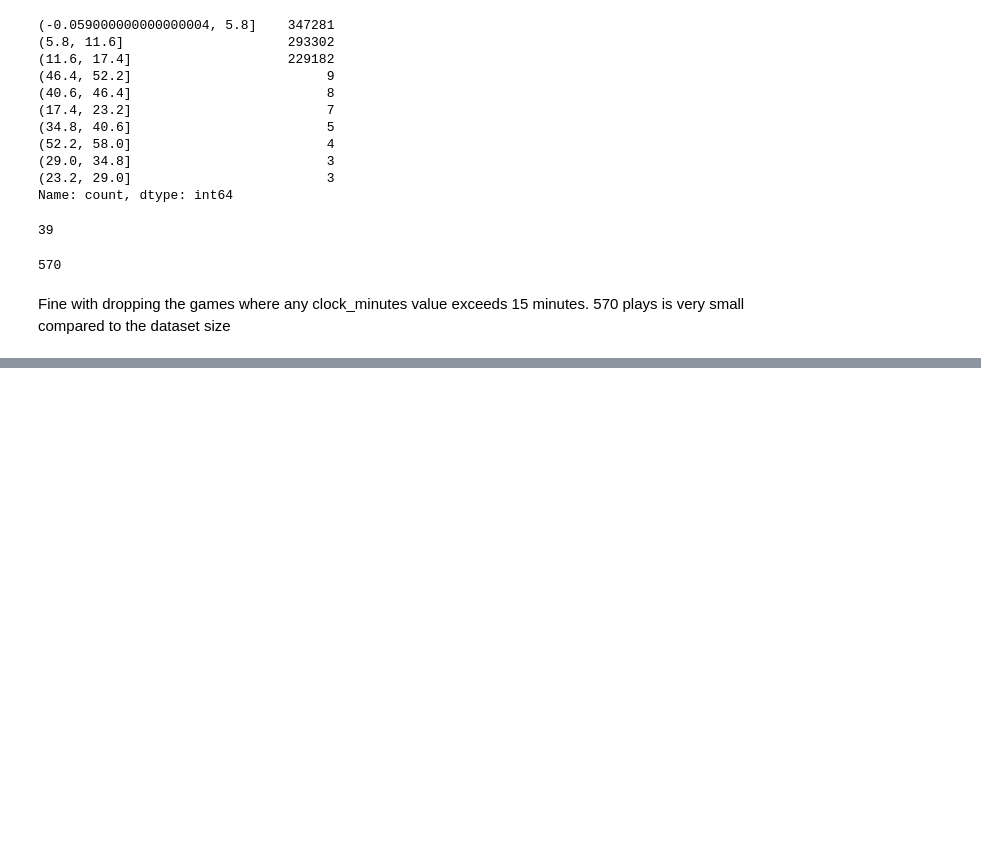
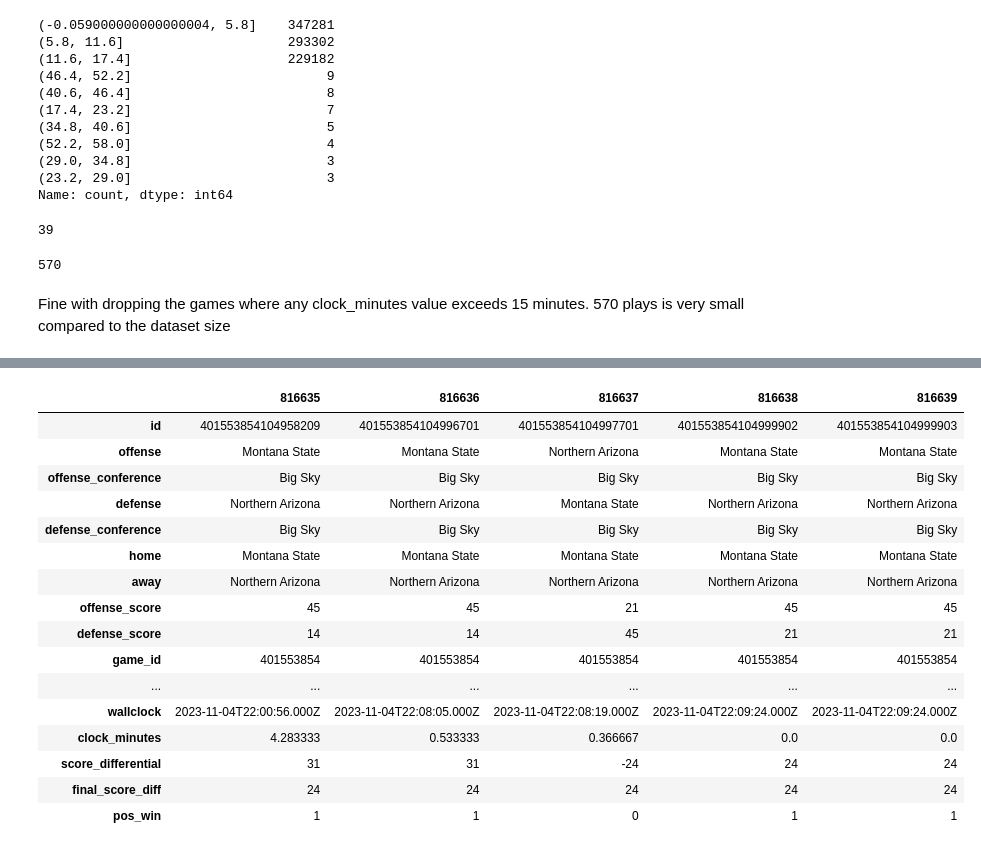
Before and after one commit to ejones77/cfb_win_probability, a Jupyter notebook: probability_modeling.ipynb, the cells around one changed output, grey strips where cells are left out. Drawn from its saved outputs; the diff is of its cells as text; code cells hidden in the pictures; blank space fills up the shorter version.

```diff
--- a/probability_modeling.ipynb
+++ b/probability_modeling.ipynb
@@ -102,0 +116,35 @@ df = df[~df['game_id'].isin(df[df['clock_minutes'] > 15]['game_id'])]
+# %%
+df['score_differential'] = df['offense_score'] - df['defense_score']
+
+df = df.sort_values(['game_id', 'drive_number', 'play_number'])
+df['final_score_diff'] = df.groupby('game_id')['score_differential'].transform('last')
+
+
+df['pos_win'] = (
+    (df['offense'] == df['home']) &
+    (df['final_score_diff'] > 0)) | (
+    (df['offense'] == df['away']) &
+    (df['final_score_diff'] < 0)
+    )
+
+df['pos_win'] = df['pos_win'].astype(int)
+
+df.tail().T
+# %% [output]
+|  | 816635 | 816636 | 816637 | 816638 | 816639 |
+| id | 401553854104958209 | 401553854104996701 | 401553854104997701 | 401553854104999902 | 401553854104999903 |
+| offense | Montana State | Montana State | Northern Arizona | Montana State | Montana State |
+| offense_conference | Big Sky | Big Sky | Big Sky | Big Sky | Big Sky |
+| defense | Northern Arizona | Northern Arizona | Montana State | Northern Arizona | Northern Arizona |
+| defense_conference | Big Sky | Big Sky | Big Sky | Big Sky | Big Sky |
+| home | Montana State | Montana State | Montana State | Montana State | Montana State |
+| away | Northern Arizona | Northern Arizona | Northern Arizona | Northern Arizona | Northern Arizona |
+| offense_score | 45 | 45 | 21 | 45 | 45 |
+| defense_score | 14 | 14 | 45 | 21 | 21 |
+| game_id | 401553854 | 401553854 | 401553854 | 401553854 | 401553854 |
+| ... | ... | ... | ... | ... | ... |
+| wallclock | 2023-11-04T22:00:56.000Z | 2023-11-04T22:08:05.000Z | 2023-11-04T22:08:19.000Z | 2023-11-04T22:09:24.000Z | 2023-11-04T22:09:24.000Z |
+| clock_minutes | 4.283333 | 0.533333 | 0.366667 | 0.0 | 0.0 |
+| score_differential | 31 | 31 | -24 | 24 | 24 |
+| final_score_diff | 24 | 24 | 24 | 24 | 24 |
+| pos_win | 1 | 1 | 0 | 1 | 1 |
```
Also changed, not shown: parts of 44 cells of this notebook, 1 other file.
